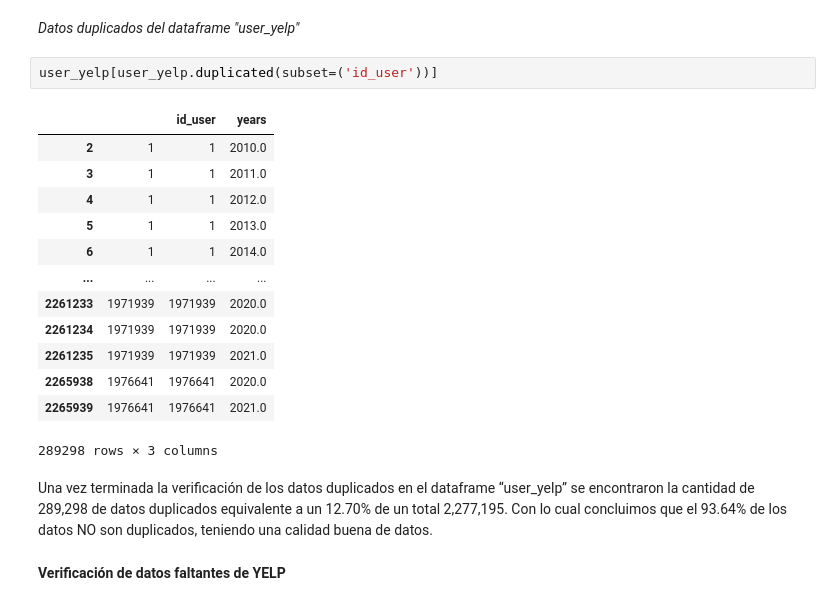
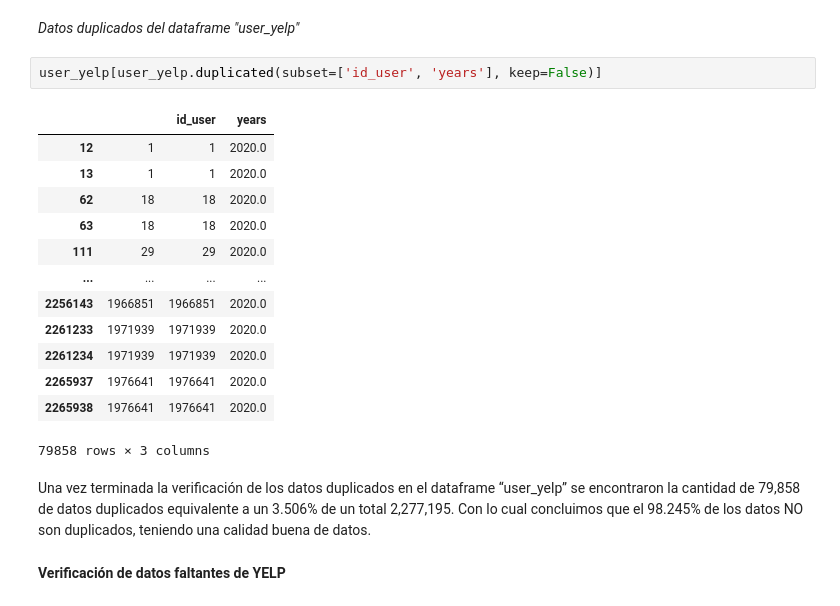
Before and after one commit to SaulZambranoMeza/Proyecto-NOVA, a Jupyter notebook: Notebooks/EDA/EDA.ipynb, the cells around one changed output. Cells and saved outputs as stored; diff of their text form.

```diff
--- a/Notebooks/EDA/EDA.ipynb
+++ b/Notebooks/EDA/EDA.ipynb
@@ -570,23 +564,23 @@ Una vez terminada la verificación de los datos duplicados en el dataframe “ti
 # %% [markdown]
 *Datos duplicados del dataframe "user_yelp"*
 # %%
-user_yelp[user_yelp.duplicated(subset=('id_user'))]
+user_yelp[user_yelp.duplicated(subset=['id_user', 'years'], keep=False)]
 # %% [output]
 |  |  | id_user | years |
-| 2 | 1 | 1 | 2010.0 |
-| 3 | 1 | 1 | 2011.0 |
-| 4 | 1 | 1 | 2012.0 |
-| 5 | 1 | 1 | 2013.0 |
-| 6 | 1 | 1 | 2014.0 |
+| 12 | 1 | 1 | 2020.0 |
+| 13 | 1 | 1 | 2020.0 |
+| 62 | 18 | 18 | 2020.0 |
+| 63 | 18 | 18 | 2020.0 |
+| 111 | 29 | 29 | 2020.0 |
 | ... | ... | ... | ... |
+| 2256143 | 1966851 | 1966851 | 2020.0 |
 | 2261233 | 1971939 | 1971939 | 2020.0 |
 | 2261234 | 1971939 | 1971939 | 2020.0 |
-| 2261235 | 1971939 | 1971939 | 2021.0 |
+| 2265937 | 1976641 | 1976641 | 2020.0 |
 | 2265938 | 1976641 | 1976641 | 2020.0 |
-| 2265939 | 1976641 | 1976641 | 2021.0 |
-289298 rows × 3 columns
+79858 rows × 3 columns
 # %% [markdown]
-Una vez terminada la verificación de los datos duplicados en el dataframe “user_yelp” se encontraron la cantidad de 289,298 de datos duplicados equivalente a un 12.70% de un total 2,277,195. Con lo cual concluimos que el 93.64% de los datos NO son duplicados, teniendo una calidad buena de datos.
+Una vez terminada la verificación de los datos duplicados en el dataframe “user_yelp” se encontraron la cantidad de 79,858 de datos duplicados equivalente a un 3.506% de un total 2,277,195. Con lo cual concluimos que el 98.245% de los datos NO son duplicados, teniendo una calidad buena de datos.
 # %% [markdown]
 **Verificación de datos faltantes de YELP**
 # %% [markdown]
```
Also changed, not shown: parts of 24 cells of this notebook.
